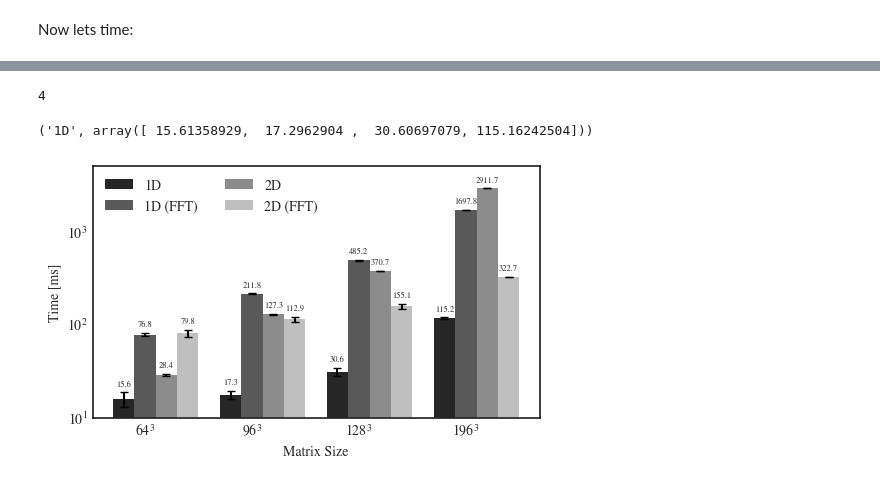
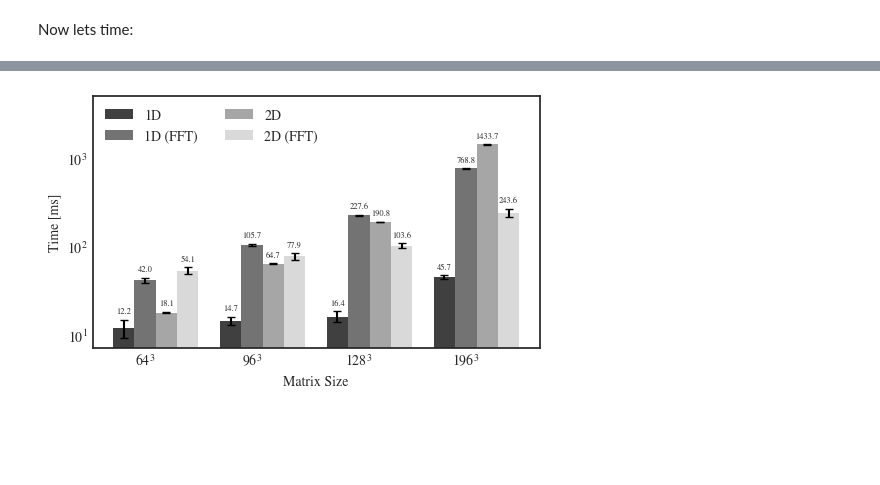
Before and after one commit to lukepolson/spect_psf_fitting, a Jupyter notebook: faster_implementation.ipynb, the cells around one changed output, grey strips where cells are left out. Saved outputs shown, nothing was run; the diff lists cells and outputs as text; code cells hidden in the pictures; blank space fills up the shorter version.

```diff
--- a/faster_implementation.ipynb
+++ b/faster_implementation.ipynb
@@ -138,15 +160,20 @@ plt.show()
 # %%
-idx = 4
+idx = 0
 size = 127
 x = torch.zeros((1,size,size,size)).to(pytomography.device)
 x[:,:,63,63] = 1
-pad_size = size + 2*int(np.ceil((np.sqrt(2)*size - size)/2))
-distances_test = np.zeros(pad_size) + ds[idx]
+pad = int(np.ceil((np.sqrt(2)*size - size)/2))
+pad_size = size + 2*pad
+distances_test = np.zeros(pad_size)
+distances_test[pad] = 12
+distances_test[pad+1] = 27
+distances_test[pad+2] = 42
+distances_test[pad+3] = 57
 dr = 0.24
-with open('psf_net.pkl', 'rb') as f:
+with open(f'psf_net_{E}keV.pkl', 'rb') as f:
     psf_net = pickle.load(f)
 psf_net.configure(distances_test, dr, size)
 x = pad_object(x)
 theory = psf_net(x, norm=False)
-theory = unpad_object(theory)[0][0].cpu().numpy()
-data = projectionss_data[idx]
+theory = unpad_object(theory)[0].cpu().numpy()
+data = projectionss_data
@@ -193,20 +232,22 @@ plt.savefig('paper_model_vs_data.png', dpi=300)
 Part 1: Determine PSF kernel for 2D PSF timing comparison:
 # %%
 def get_networks(N, dr):
-    size = N + 2*int(np.ceil((np.sqrt(2)*N - N)/2))
+    size = N #+ 2*int(np.ceil((np.sqrt(2)*N - N)/2))
     distances_test = np.linspace(60,5,size)
-    with open('psf_net.pkl', 'rb') as f:
+    with open(f'psf_net_{E}keV.pkl', 'rb') as f:
         psf_net = pickle.load(f)
     psf_net.configure(distances_test, dr)
 
-    network_2D_FFT = JaggedConv2D(psf_net, distances_test, dr, fft=True)
-    network_2D = JaggedConv2D(psf_net, distances_test, dr)
+    network_2D_FFT = JaggedConv2D(psf_net, fft=True)
+    network_2D_FFT.configure(distances_test, dr)
+    network_2D = JaggedConv2D(psf_net)
+    network_2D.configure(distances_test, dr)
 
-    with open('psf_net.pkl', 'rb') as f:
+    with open(f'psf_net_{E}keV.pkl', 'rb') as f:
         network_1D = pickle.load(f)
     network_1D.configure(distances_test, dr)
 
-    with open('psf_net.pkl', 'rb') as f:
+    with open(f'psf_net_{E}keV.pkl', 'rb') as f:
         network_1D_FFT = pickle.load(f)
     network_1D_FFT.configure(distances_test, dr, fft=True)
     return network_1D, network_1D_FFT, network_2D, network_2D_FFT
@@ -217,7 +269,7 @@ network_1D, network_1D_FFT, network_2D, network_2D_FFT = get_networks(N, dr)
 # %% [markdown]
 Now lets time:
 # %%
-size = N + 2*int(np.ceil((np.sqrt(2)*N - N)/2))
+size = N #+ 2*int(np.ceil((np.sqrt(2)*N - N)/2))
 data = torch.randn((1,size,size,N)).to(pytomography.device)
 # %%
 def compute_times(network, data, n_tests=50):
@@ -240,7 +292,7 @@ def timing_experiment(Ns, drs):
     times = [[],[],[],[]]
     times_err = [[],[],[],[]]
     for N, dr in zip(Ns, drs):
-        size = N + 2*int(np.ceil((np.sqrt(2)*N - N)/2))
+        size = N #+ 2*int(np.ceil((np.sqrt(2)*N - N)/2))
         data = torch.randn((1,size,size,N)).to(pytomography.device)
         networks = get_networks(N, dr)
         for i, network in enumerate(networks):
@@ -255,14 +307,6 @@ drs = 0.48 * 128 / Ns
 times, times_err = timing_experiment(Ns, drs)
 times = np.array(times) * 1000
 times_err = np.array(times_err) * 1000
-# %%
-len(data.items())
-# %% [output]
-4
-# %%
-list(data.items())[0]
-# %% [output]
-('1D', array([ 15.61358929,  17.2962904 ,  30.60697079, 115.16242504]))
 # %%
 data = {
     '1D': times[0],
@@ -274,32 +318,32 @@ data = {
 data_err = {
     '1D': times_err[0],
     '1D (FFT)': times_err[1],
     '2D': times_err[2],
     '2D (FFT)': times_err[3]
 }
 
 x = np.arange(len(Ns))  # the label locations
 width = 0.2  # the width of the bars
 multiplier = 0
 
 fig, ax = plt.subplots(figsize=(5,3),layout='constrained')
 
 for i in range(len(data.items())):
     attribute, measurement = list(data.items())[i]
     attribute, error = list(data_err.items())[i]
     offset = width * multiplier
-    rects = ax.bar(x + offset, measurement, width, label=attribute, yerr=error, color=str(0.15+0.2*i), capsize=3)
+    rects = ax.bar(x + offset, measurement, width, label=attribute, yerr=error, color=str(0.25+0.2*i), capsize=3)
     ax.bar_label(rects, padding=3, fmt='%.1f', fontsize=6)
     multiplier += 1
 
 # Add some text for labels, title and custom x-axis tick labels, etc.
 labels = [rf'{N}$^{3}$' for N in Ns]
 ax.set_ylabel('Time [ms]')
 ax.set_xticks(x + width, labels)
 ax.legend(loc='upper left', ncols=2)
 ax.semilogy()
 ax.set_xlabel('Matrix Size')
 ax.set_ylim(top=5000)
 plt.savefig('timing.png', dpi=300)
 # %% [output]
-[figure, old version]
+[figure, new version]
```
Also changed, not shown: parts of 23 cells of this notebook, 3 other files.
